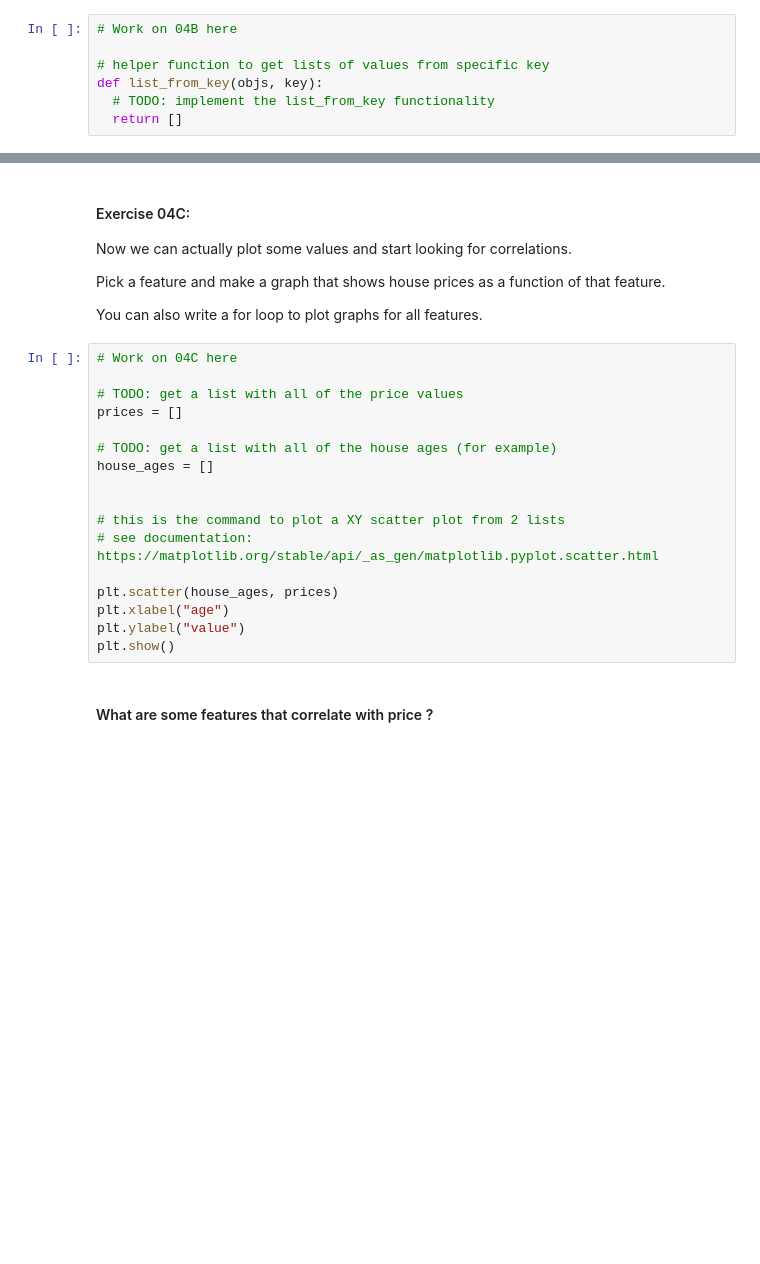
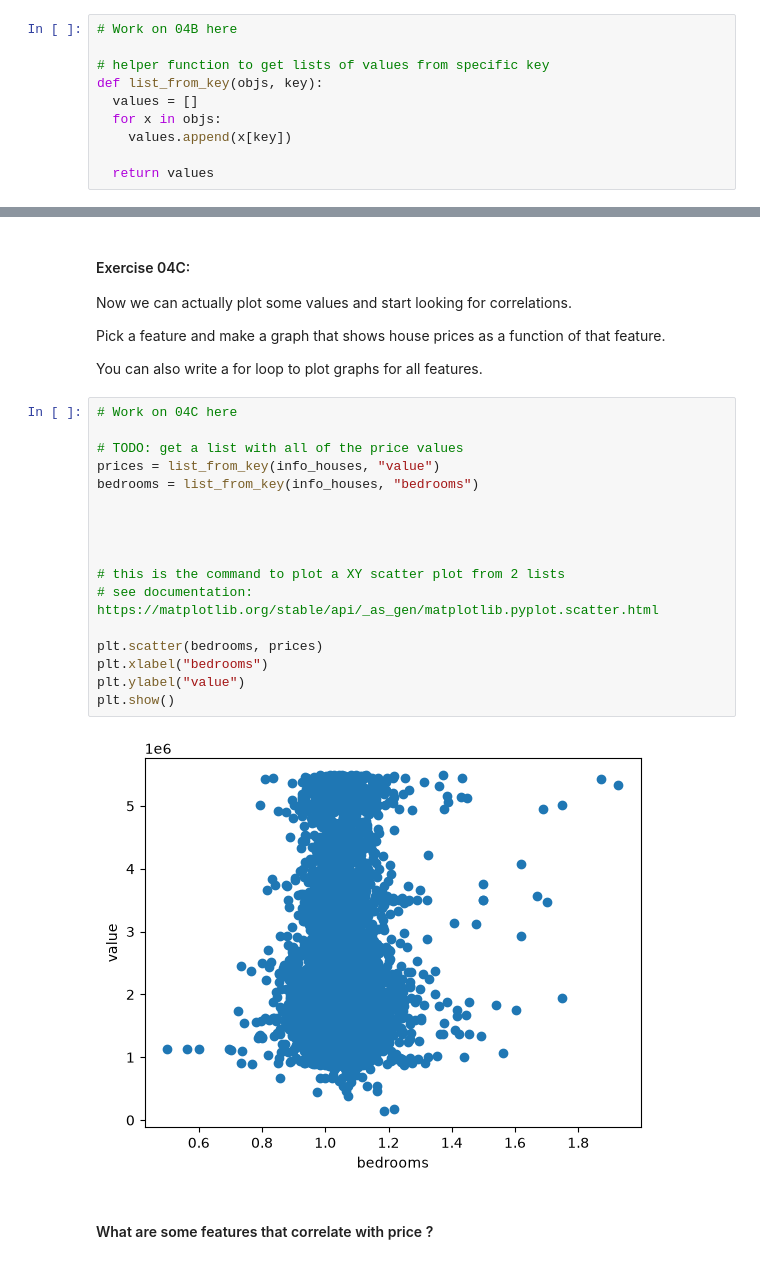
Before and after one commit to Trisha-Mohite/Homework02, a Jupyter notebook: Homework02.ipynb, the cells around one changed output, grey strips where cells are left out. Cells and saved outputs as stored; diff of their text form; blank space fills up the shorter version.

```diff
--- a/Homework02.ipynb
+++ b/Homework02.ipynb
@@ -437,8 +437,11 @@ Before we plot anything, let's define a function `list_from_key(objs, key)` that
 
 # helper function to get lists of values from specific key
 def list_from_key(objs, key):
-  # TODO: implement the list_from_key functionality
-  return []
+  values = []
+  for x in objs:
+    values.append(x[key])
+
+  return values
 # %%
 # Test 04B
 Tests.test("04B", list_from_key)
@@ -453,19 +458,21 @@ You can also write a for loop to plot graphs for all features.
 # %%
 # Work on 04C here
 
 # TODO: get a list with all of the price values
-prices = []
+prices = list_from_key(info_houses, "value")
+bedrooms = list_from_key(info_houses, "bedrooms")
 
-# TODO: get a list with all of the house ages (for example)
-house_ages = []
+
 
 
 # this is the command to plot a XY scatter plot from 2 lists
 # see documentation: https://matplotlib.org/stable/api/_as_gen/matplotlib.pyplot.scatter.html
 
-plt.scatter(house_ages, prices)
-plt.xlabel("age")
+plt.scatter(bedrooms, prices)
+plt.xlabel("bedrooms")
 plt.ylabel("value")
 plt.show()
+# %% [output]
+[figure, added]
 # %% [markdown]
 #### What are some features that correlate with price ?
```
Also changed, not shown: parts of 4 cells of this notebook.
